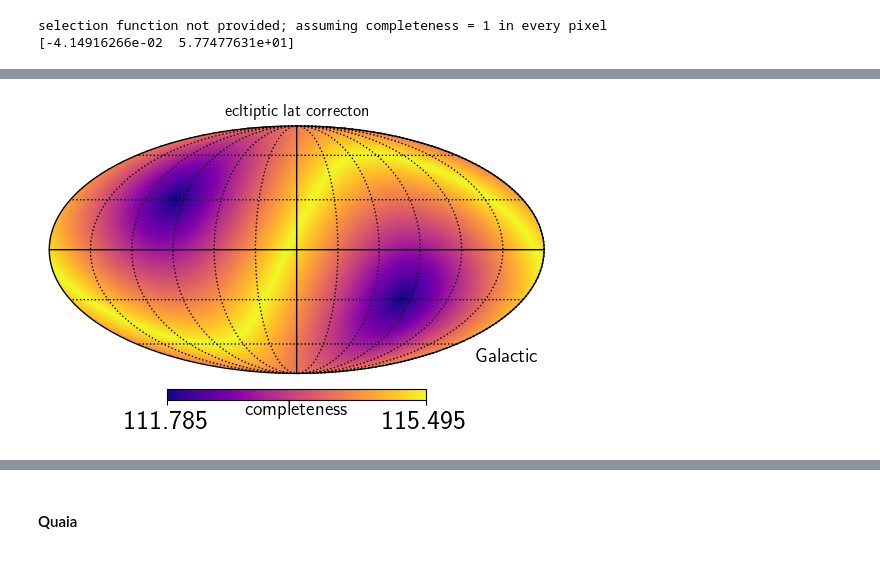
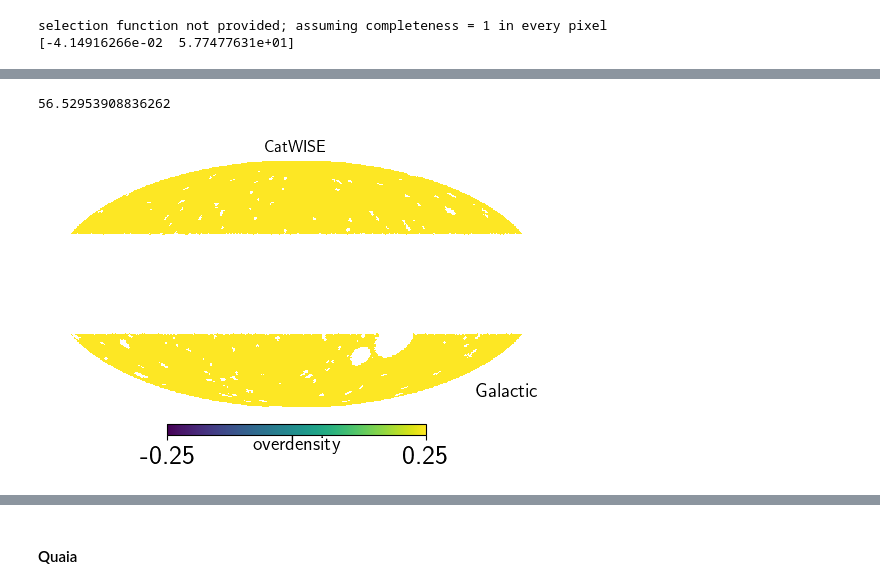
Before and after one commit to abbyw24/lss-dipoles, a Jupyter notebook: notebooks/2024-06-05_pseudo-Cells.ipynb, the cells around one changed output, grey strips where cells are left out. Saved outputs shown, nothing was run; the diff lists cells and outputs as text; code cells hidden in the pictures.

```diff
--- a/notebooks/2024-06-05_pseudo-Cells.ipynb
+++ b/notebooks/2024-06-05_pseudo-Cells.ipynb
@@ -154,9 +141,10 @@ vals_elatcorr = np.polyval(p, np.abs(elat.value)) + p[1]
-# %%
-fig = plt.figure(figsize=(16,3))
-hp.mollview(vals_elatcorr, coord=['C','G'],
-            #min=30, max=100,
-            badcolor='w', fig=fig, sub=(1,3,1), cmap='plasma',
-            unit='completeness', title=f'ecltiptic lat correcton')
-hp.graticule()
-# %% [output]
-[figure, removed]
+# %%
+np.nanmean(masked_datamap)
+# %% [output]
+56.52953908836262
+# %%
+fig = plt.figure(figsize=(16,3))
+hp.mollview(masked_datamap, coord=['C','G'], min=-0.25, max=0.25, badcolor='w', fig=fig, sub=(1,3,1),
+            unit='overdensity', title=f'CatWISE')
+# %% [output]
+[figure, added]
```
Also changed, not shown: parts of 104 cells of this notebook.
